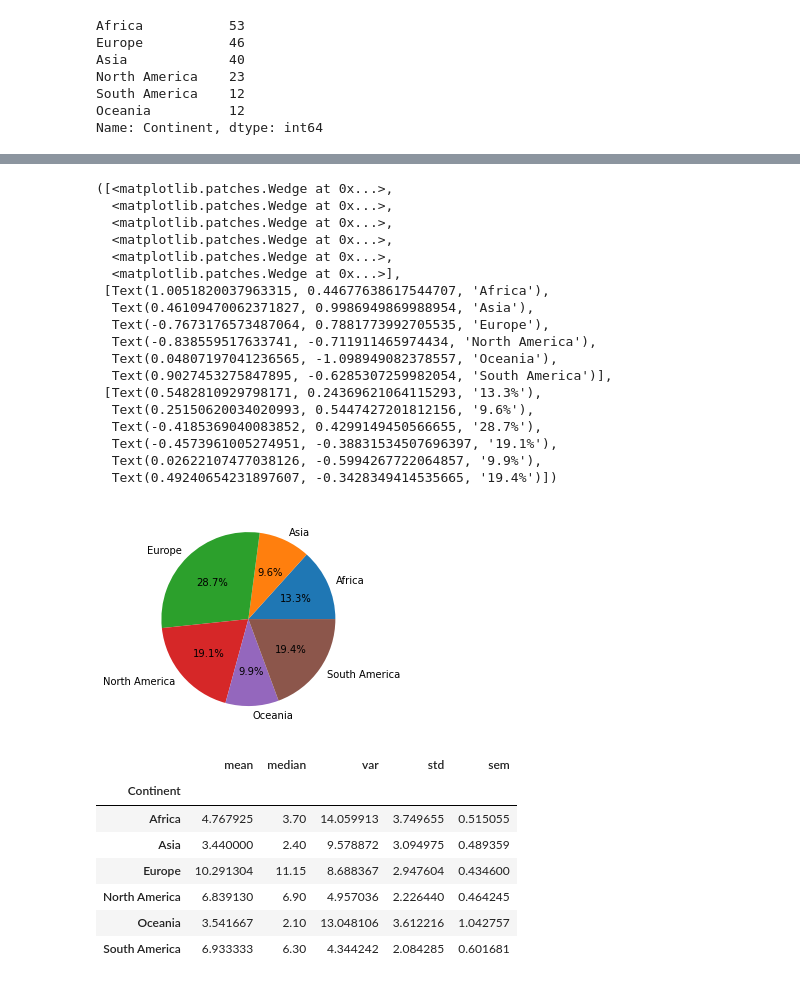
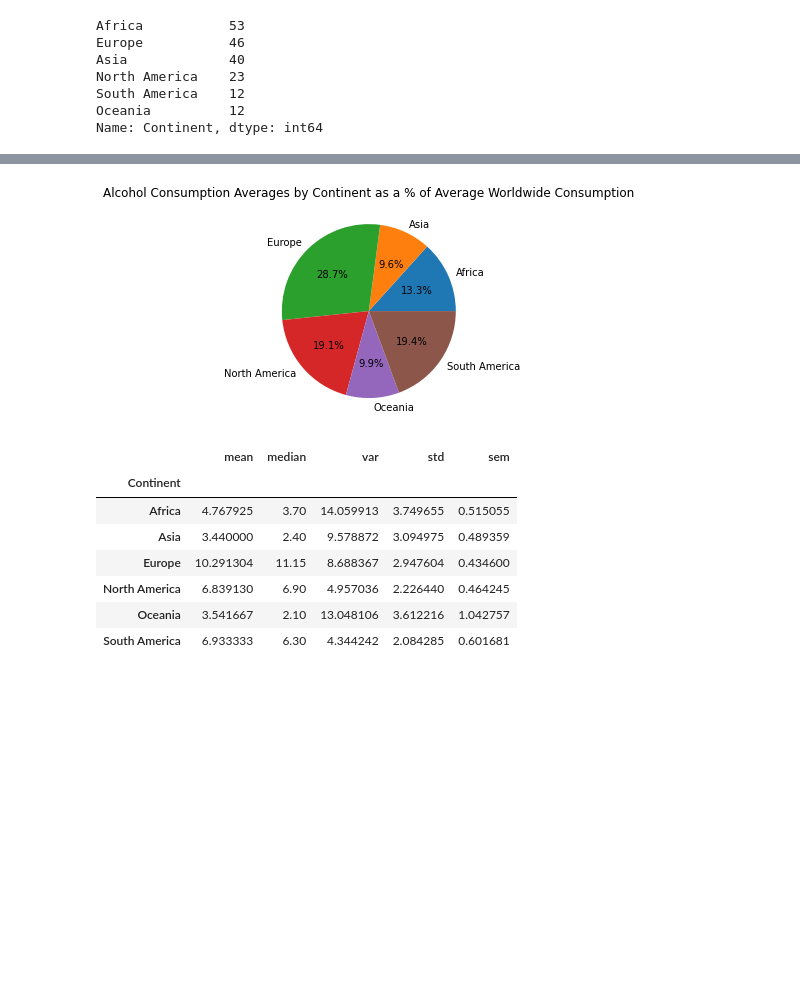
Before and after one commit to reccleston/data-analysis-project-1, a Jupyter notebook: nadia/project_work_with_Ryan.ipynb, the cells around one changed output, grey strips where cells are left out. Drawn from its saved outputs; the diff is of its cells as text; code cells hidden in the pictures; blank space fills up the shorter version.

```diff
--- a/nadia/project_work_with_Ryan.ipynb
+++ b/nadia/project_work_with_Ryan.ipynb
@@ -146,27 +129,10 @@ plt.pie(alcohol_by_continent_sum, labels=continents, autopct='%1.1f%%')
 # %%
 #Pie chart displaying average liters of alcohol drunk by continent
-alcohol_by_continent_mean=updated_df.groupby("Continent")[["Alcohol Consumption Per Capita (Liters)"]].mean()
+alcohol_by_continent_mean=updated_df.groupby("Continent")["Alcohol Consumption Per Capita (Liters)"].mean()
 plt.pie(alcohol_by_continent_mean, labels=continents, autopct='%1.1f%%')
+plt.title("Alcohol Consumption Averages by Continent as a % of Average Worldwide Consumption");
 # %% [output]
-([<matplotlib.patches.Wedge at 0x...>,
-  <matplotlib.patches.Wedge at 0x...>,
-  <matplotlib.patches.Wedge at 0x...>,
-  <matplotlib.patches.Wedge at 0x...>,
-  <matplotlib.patches.Wedge at 0x...>,
-  <matplotlib.patches.Wedge at 0x...>],
- [Text(1.0051820037963315, 0.44677638617544707, 'Africa'),
-  Text(0.46109470062371827, 0.9986949869988954, 'Asia'),
-  Text(-0.7673176573487064, 0.7881773992705535, 'Europe'),
-  Text(-0.838559517633741, -0.711911465974434, 'North America'),
-  Text(0.04807197041236565, -1.098949082378557, 'Oceania'),
-  Text(0.9027453275847895, -0.6285307259982054, 'South America')],
- [Text(0.5482810929798171, 0.24369621064115293, '13.3%'),
-  Text(0.25150620034020993, 0.5447427201812156, '9.6%'),
-  Text(-0.4185369040083852, 0.4299149450566655, '28.7%'),
-  Text(-0.4573961005274951, -0.38831534507696397, '19.1%'),
-  Text(0.02622107477038126, -0.5994267722064857, '9.9%'),
-  Text(0.49240654231897607, -0.3428349414535665, '19.4%')])
-[figure, old version]
+[figure, new version]
 # %%
 #Statistical analysis of alcohol consumption by continent
 agg_alcohol_df=updated_df.groupby("Continent")["Alcohol Consumption Per Capita (Liters)"].agg(['mean','median', 'var', 'std', 'sem'])
```
Also changed, not shown: parts of 23 cells of this notebook.
